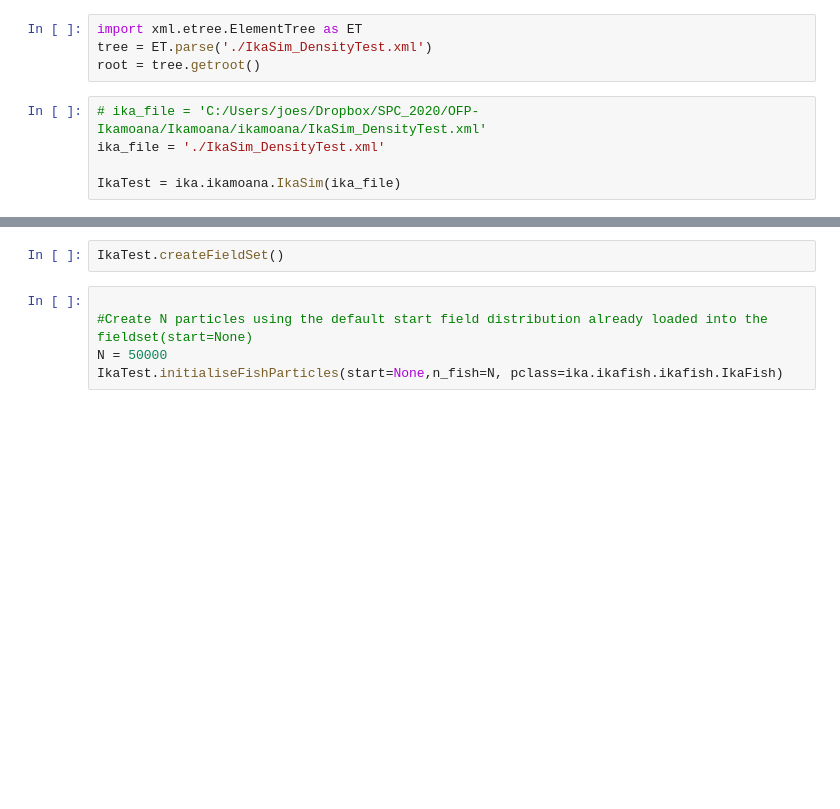
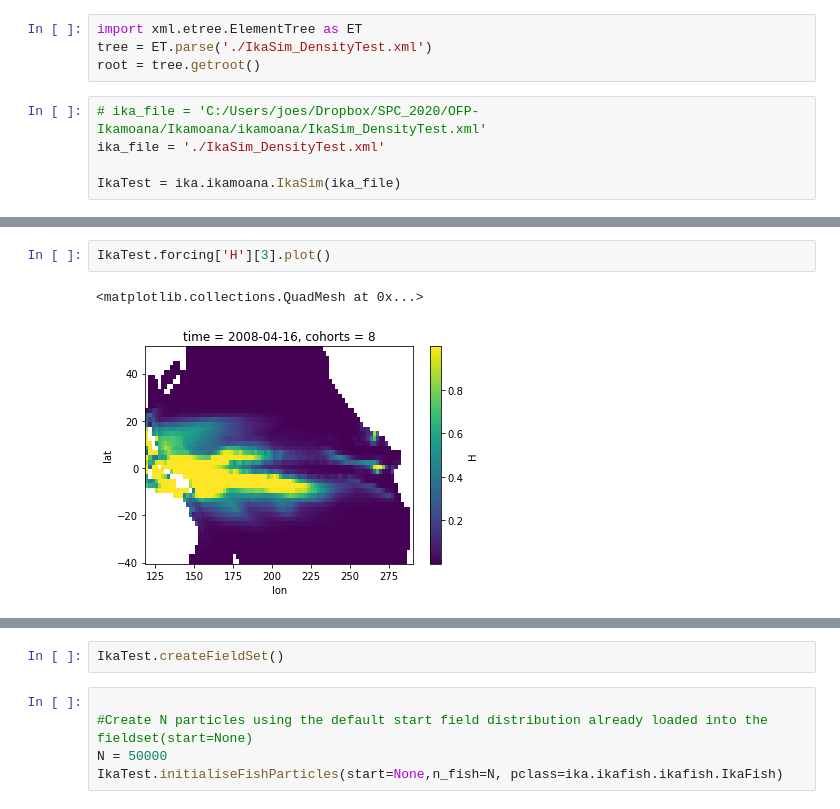
Before and after one commit to PacificCommunity/OFP-Ikamoana, a Jupyter notebook: Ikamoana/notebook/IkaSim_DensityTest_Inna_Habitat.ipynb, the cells around one changed output, grey strips where cells are left out. Cells and saved outputs as stored; diff of their text form; blank space fills up the shorter version.

```diff
--- a/Ikamoana/notebook/IkaSim_DensityTest_Inna_Habitat.ipynb
+++ b/Ikamoana/notebook/IkaSim_DensityTest_Inna_Habitat.ipynb
@@ -21,0 +51,5 @@ IkaTest.generateForcingNEW(
+# %%
+IkaTest.forcing['H'][3].plot()
+# %% [output]
+<matplotlib.collections.QuadMesh at 0x...>
+[figure, added]
```
Also changed, not shown: parts of 8 cells of this notebook, 2 other files.
